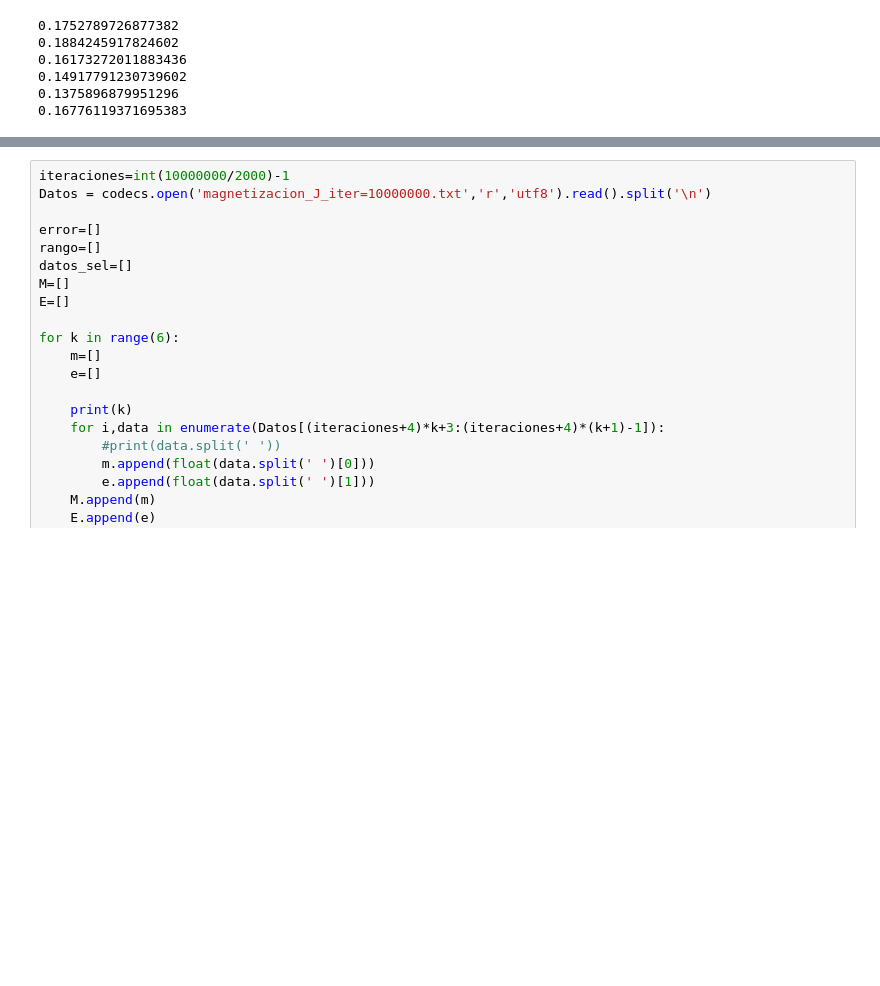
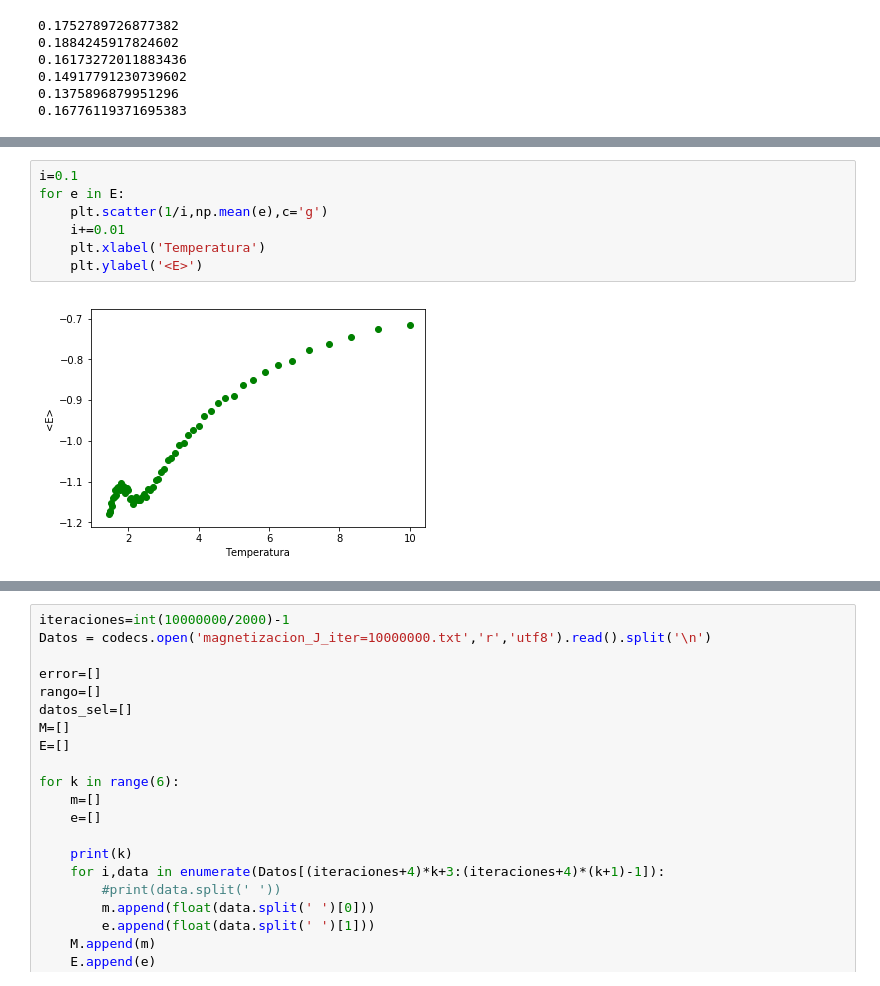
Before and after one commit to lupipedraza/Ising, a Jupyter notebook: ej2.ipynb, the cells around one changed output, grey strips where cells are left out. Drawn from its saved outputs; the diff is of its cells as text; blank space fills up the shorter version.

```diff
--- a/ej2.ipynb
+++ b/ej2.ipynb
@@ -247,0 +252,9 @@ for i, pos in enumerate(pos):
+# %%
+i=0.1
+for e in E:
+    plt.scatter(1/i,np.mean(e),c='g')
+    i+=0.01
+    plt.xlabel('Temperatura')
+    plt.ylabel('<E>')
+# %% [output]
+[figure, added]
```
Also changed, not shown: parts of 13 cells of this notebook, 33 other files.
